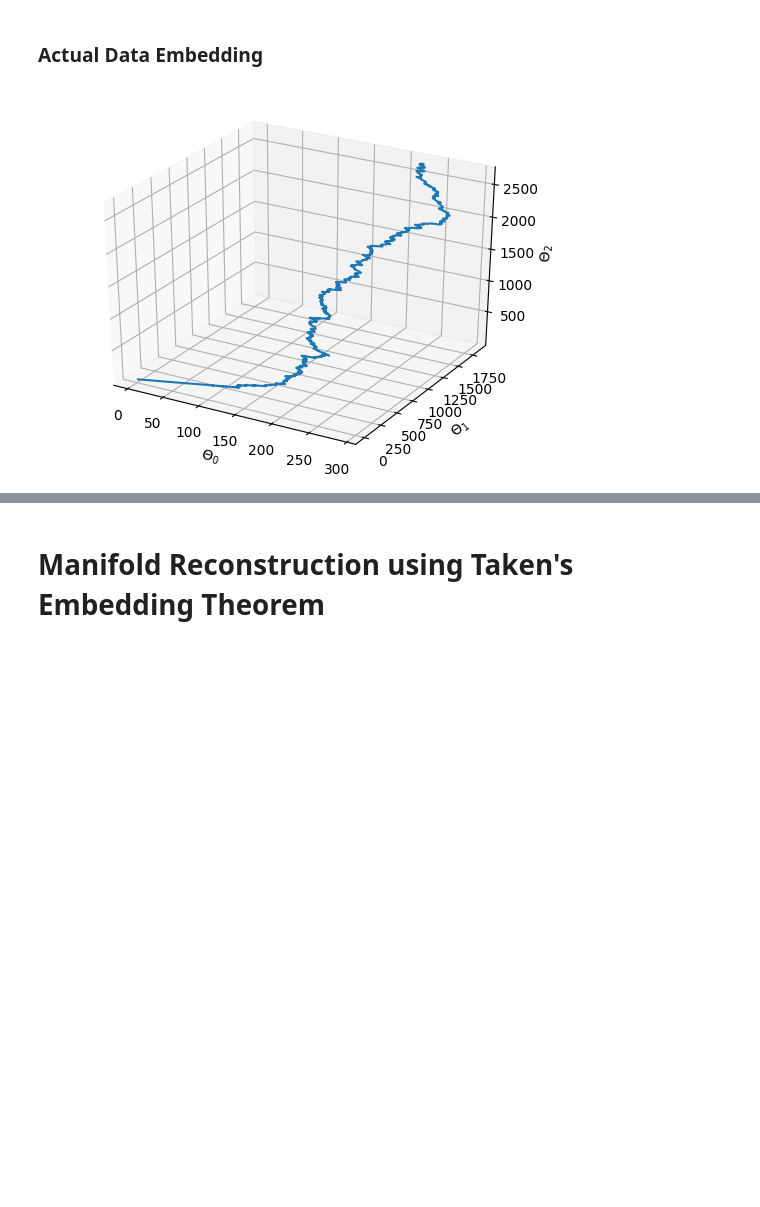
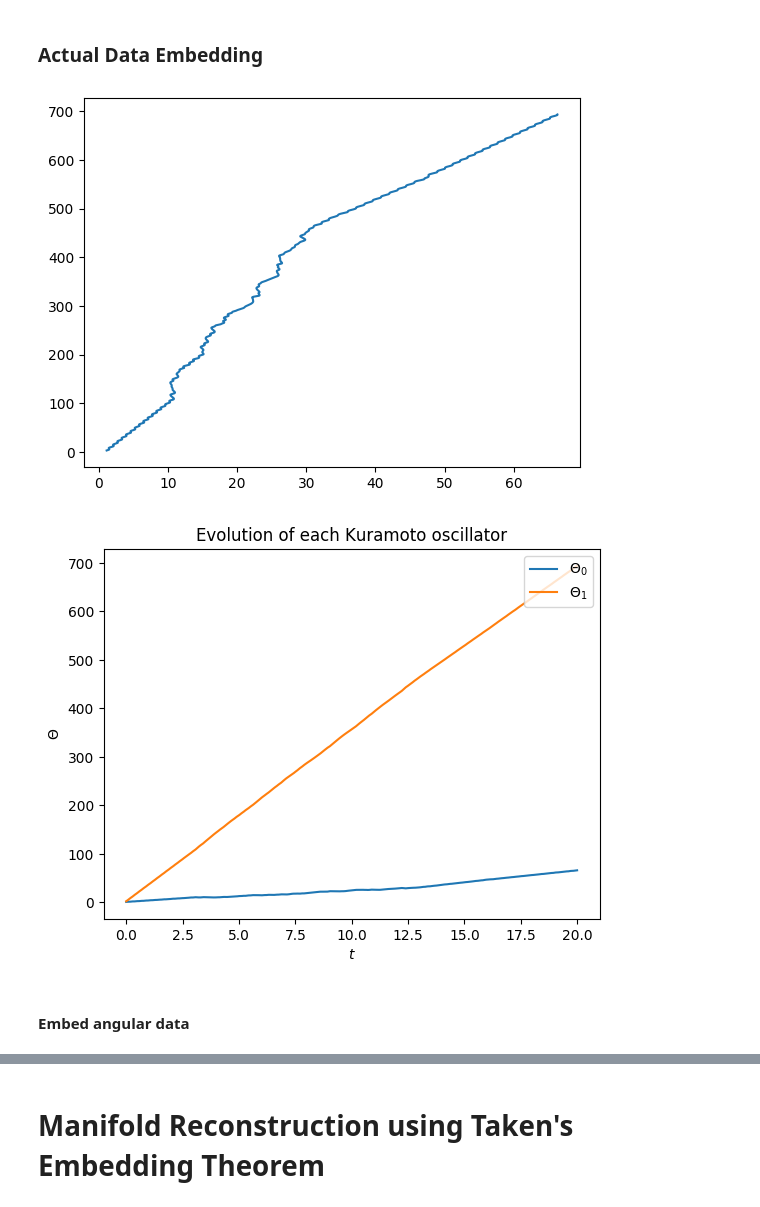
Before and after one commit to data-driven-dynamical-systems/Andre, a Jupyter notebook: Kuramoto/Manifolds.ipynb, the cells around one changed output, grey strips where cells are left out. Saved outputs shown, nothing was run; the diff lists cells and outputs as text; code cells hidden in the pictures; blank space fills up the shorter version.

Commit message:
another iteration through the plots

```diff
--- a/Kuramoto/Manifolds.ipynb
+++ b/Kuramoto/Manifolds.ipynb
@@ -69,15 +66,32 @@ dt =  0.01
 # Deterministic Kuramoto
 # %% [markdown]
 ## Strong Coupling
+# %%
+# these are our constants
+N = 2  # number of variables
+#omega =  np.array([ 2.31246433, 35.50794494, 53.41350736, 50.23353682,  5.63392492])  # natural frequency
+#theta0 = np.array([1.1735002435, 2.6194283291, 2.6006912657, 2.9369995793,2.3511319532]) # initial state
+
+omega =  np.array([ 2.31246433, 35.50794494])
+theta0 = np.array([1.1735002435, 2.6194283291])
+tinit = 0.0
+tmax = 20.0
+dt =  0.005
 # %% [markdown]
 ### Actual Data Embedding
 # %%
-K=100
+K=10
 plt.clf()
 plt.close()
 kuramoto = Kuramoto(N,K,omega)
 sol = kuramoto.integrate(tinit, tmax, dt, theta0)
-kuramoto.trajectory_plot()
+plt.rcParams.update(plt.rcParamsDefault)
+plt.plot((sol[1])[:,0],(sol[1])[:,1])
+plt.show()
+kuramoto.evolution_plot()
 # %% [output]
-[figure, old version]
+[figure, new version]
+[figure, added]
+# %% [markdown]
+#### Embed angular data
 # %%
```
Also changed, not shown: parts of 36 cells of this notebook, 1 other file.
